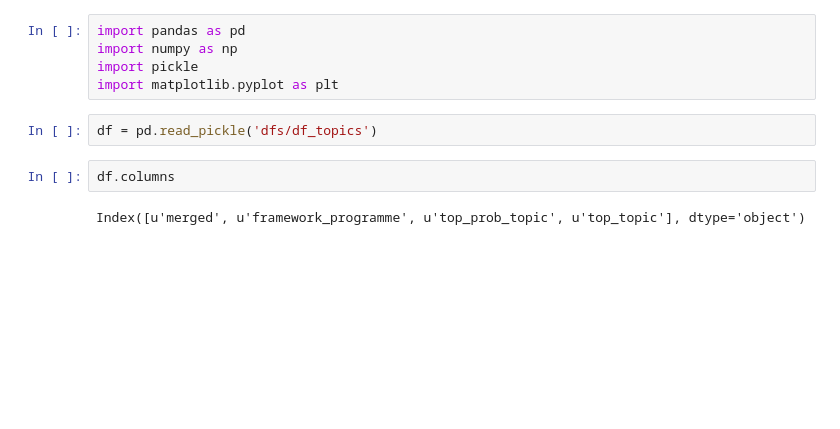
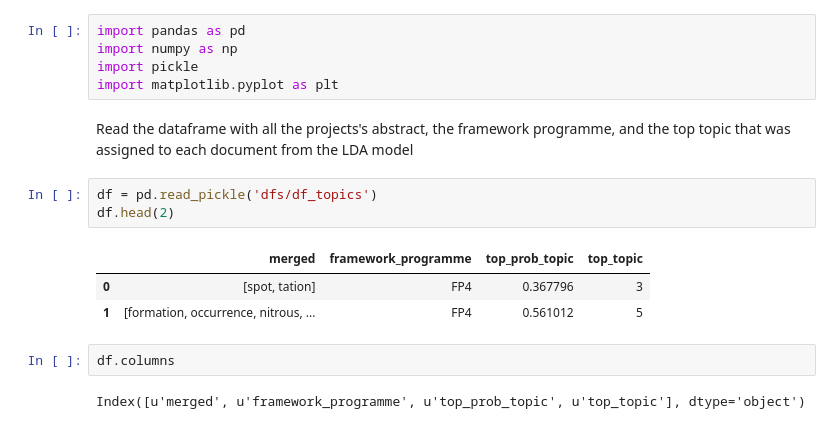
Before and after one commit to Mariliad/MSc-thesis2016, a Jupyter notebook: eu_gensim/Topic-evolution.ipynb, the cells around one changed output. Saved outputs shown, nothing was run; the diff lists cells and outputs as text; blank space fills up the shorter version.

```diff
--- a/eu_gensim/Topic-evolution.ipynb
+++ b/eu_gensim/Topic-evolution.ipynb
@@ -3,8 +3,15 @@ import pandas as pd
 import numpy as np
 import pickle
 import matplotlib.pyplot as plt
+# %% [markdown]
+Read the dataframe with all the projects's abstract, the framework programme, and the top topic that was assigned to each document from the LDA model
 # %%
 df = pd.read_pickle('dfs/df_topics')
+df.head(2)
+# %% [output]
+|  | merged | framework_programme | top_prob_topic | top_topic |
+| 0 | [spot, tation] | FP4 | 0.367796 | 3 |
+| 1 | [formation, occurrence, nitrous, ... | FP4 | 0.561012 | 5 |
 # %%
 df.columns
 # %% [output]
```
Also changed, not shown: parts of 9 cells of this notebook, 1 other file.
